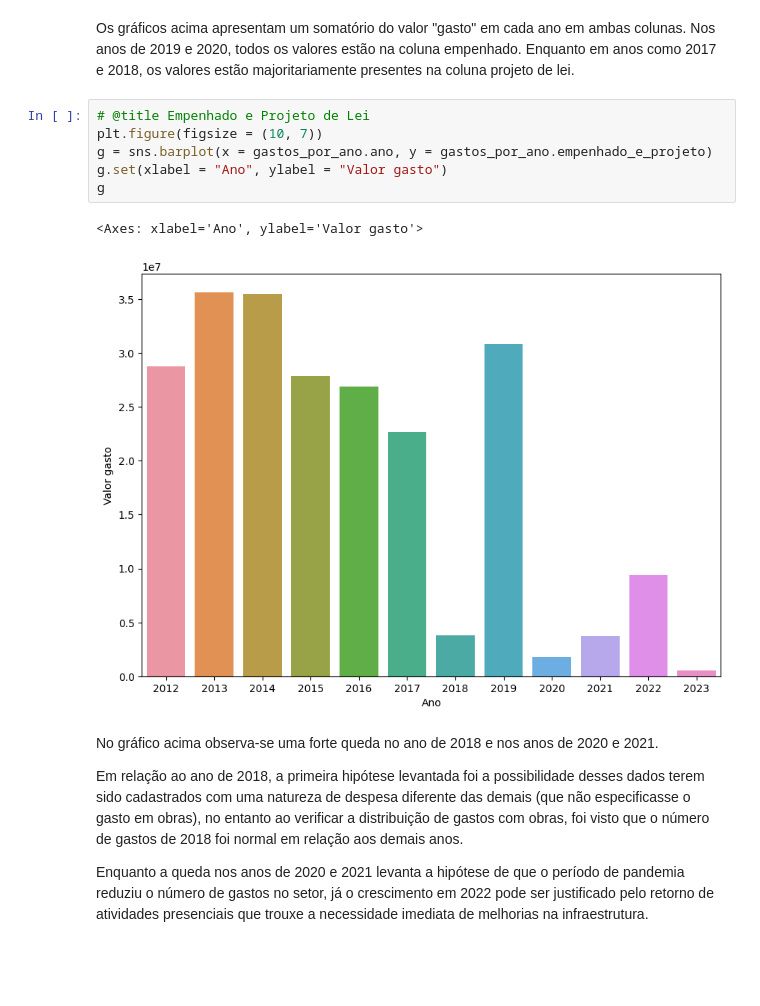
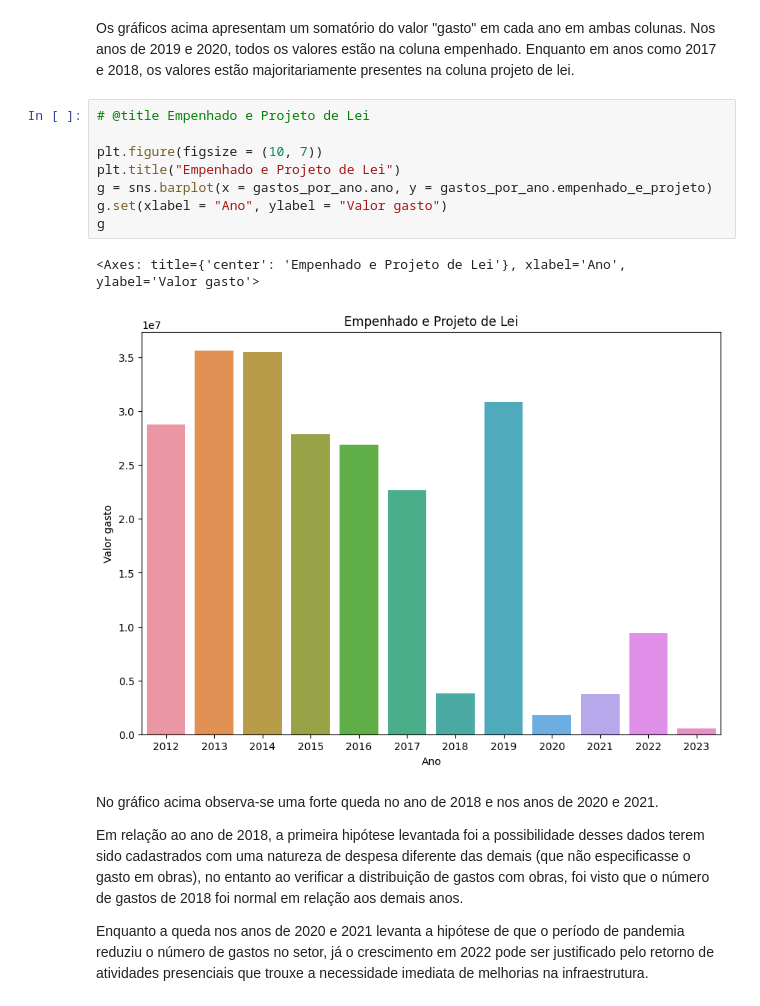
Before and after one commit to Guardians-DSC/dados, a Jupyter notebook: orcamento/notebooks/[Guardians]_Analise_Reestruturação.ipynb, the cells around one changed output. Drawn from its saved outputs; the diff is of its cells as text; blank space fills up the shorter version.

```diff
--- a/orcamento/notebooks/[Guardians]_Analise_Reestruturação.ipynb
+++ b/orcamento/notebooks/[Guardians]_Analise_Reestruturação.ipynb
@@ -348,13 +348,15 @@ Os gráficos acima apresentam um somatório do valor "gasto" em cada ano em amba
 Nos anos de 2019 e 2020, todos os valores estão na coluna empenhado. Enquanto em anos como 2017 e 2018, os valores estão majoritariamente presentes na coluna projeto de lei.
 # %%
 # @title Empenhado e Projeto de Lei
+
 plt.figure(figsize = (10, 7))
+plt.title("Empenhado e Projeto de Lei")
 g = sns.barplot(x = gastos_por_ano.ano, y = gastos_por_ano.empenhado_e_projeto)
 g.set(xlabel = "Ano", ylabel = "Valor gasto")
 g
 # %% [output]
-<Axes: xlabel='Ano', ylabel='Valor gasto'>
+<Axes: title={'center': 'Empenhado e Projeto de Lei'}, xlabel='Ano', ylabel='Valor gasto'>
-[figure, old version]
+[figure, new version]
 # %% [markdown]
 No gráfico acima observa-se uma forte queda no ano de 2018 e nos anos de 2020 e 2021.
 
```
Also changed, not shown: parts of 4 cells of this notebook.
